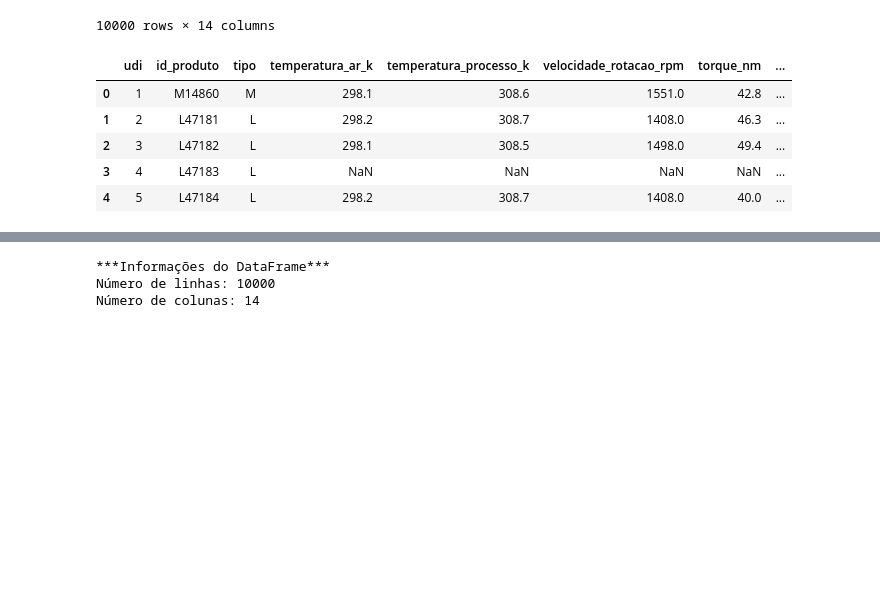
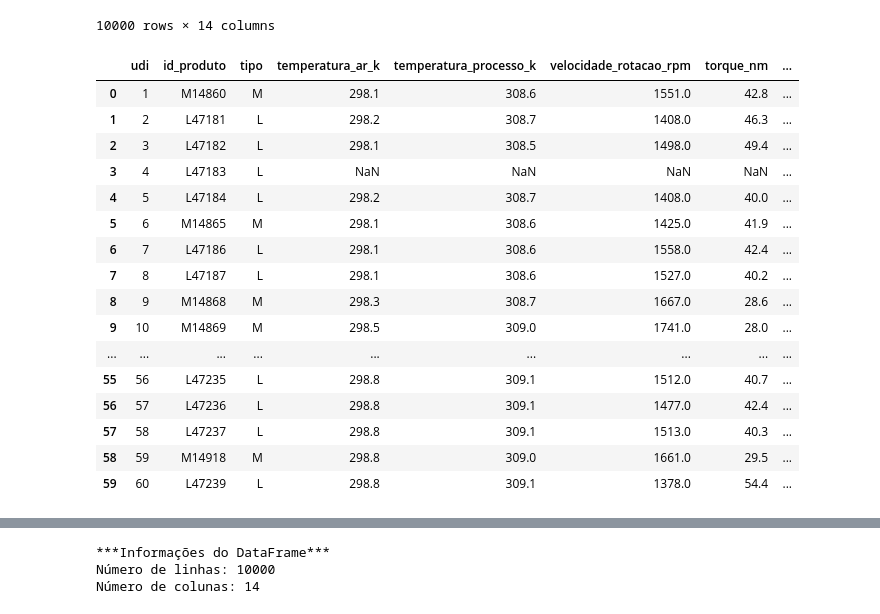
Before and after one commit to Carlos779-cloud/Projeto_Final, a Jupyter notebook: main.ipynb, the cells around one changed output, grey strips where cells are left out. Saved outputs shown, nothing was run; the diff lists cells and outputs as text; code cells hidden in the pictures; blank space fills up the shorter version.

```diff
--- a/main.ipynb
+++ b/main.ipynb
@@ -25,13 +25,24 @@ pd.read_csv('C:/Users/PC/OneDrive/Projeto_Final/manutencao_preditiva.csv')
 | 9999 | 10000 | M24859 | M | 299.0 | 308.7 | 1500.0 | 40.2 | ... |
 10000 rows × 14 columns
 # %%
-df = pd.read_csv('C:/Users/PC/OneDrive/Projeto_Final/manutencao_preditiva.csv', sep=',')
+df = pd.read_csv('./manutencao_preditiva.csv', sep=',')
 # %%
-df.head(5)
+df.head(60)
 # %% [output]
 |  | udi | id_produto | tipo | temperatura_ar_k | temperatura_processo_k | velocidade_rotacao_rpm | torque_nm | ... |
 | 0 | 1 | M14860 | M | 298.1 | 308.6 | 1551.0 | 42.8 | ... |
 | 1 | 2 | L47181 | L | 298.2 | 308.7 | 1408.0 | 46.3 | ... |
 | 2 | 3 | L47182 | L | 298.1 | 308.5 | 1498.0 | 49.4 | ... |
 | 3 | 4 | L47183 | L | NaN | NaN | NaN | NaN | ... |
 | 4 | 5 | L47184 | L | 298.2 | 308.7 | 1408.0 | 40.0 | ... |
+| 5 | 6 | M14865 | M | 298.1 | 308.6 | 1425.0 | 41.9 | ... |
+| 6 | 7 | L47186 | L | 298.1 | 308.6 | 1558.0 | 42.4 | ... |
+| 7 | 8 | L47187 | L | 298.1 | 308.6 | 1527.0 | 40.2 | ... |
+| 8 | 9 | M14868 | M | 298.3 | 308.7 | 1667.0 | 28.6 | ... |
+| 9 | 10 | M14869 | M | 298.5 | 309.0 | 1741.0 | 28.0 | ... |
+| ... | ... | ... | ... | ... | ... | ... | ... | ... |
+| 55 | 56 | L47235 | L | 298.8 | 309.1 | 1512.0 | 40.7 | ... |
+| 56 | 57 | L47236 | L | 298.8 | 309.1 | 1477.0 | 42.4 | ... |
+| 57 | 58 | L47237 | L | 298.8 | 309.1 | 1513.0 | 40.3 | ... |
+| 58 | 59 | M14918 | M | 298.8 | 309.0 | 1661.0 | 29.5 | ... |
+| 59 | 60 | L47239 | L | 298.8 | 309.1 | 1378.0 | 54.4 | ... |
```
Also changed, not shown: parts of 30 cells of this notebook, 10 other files.
